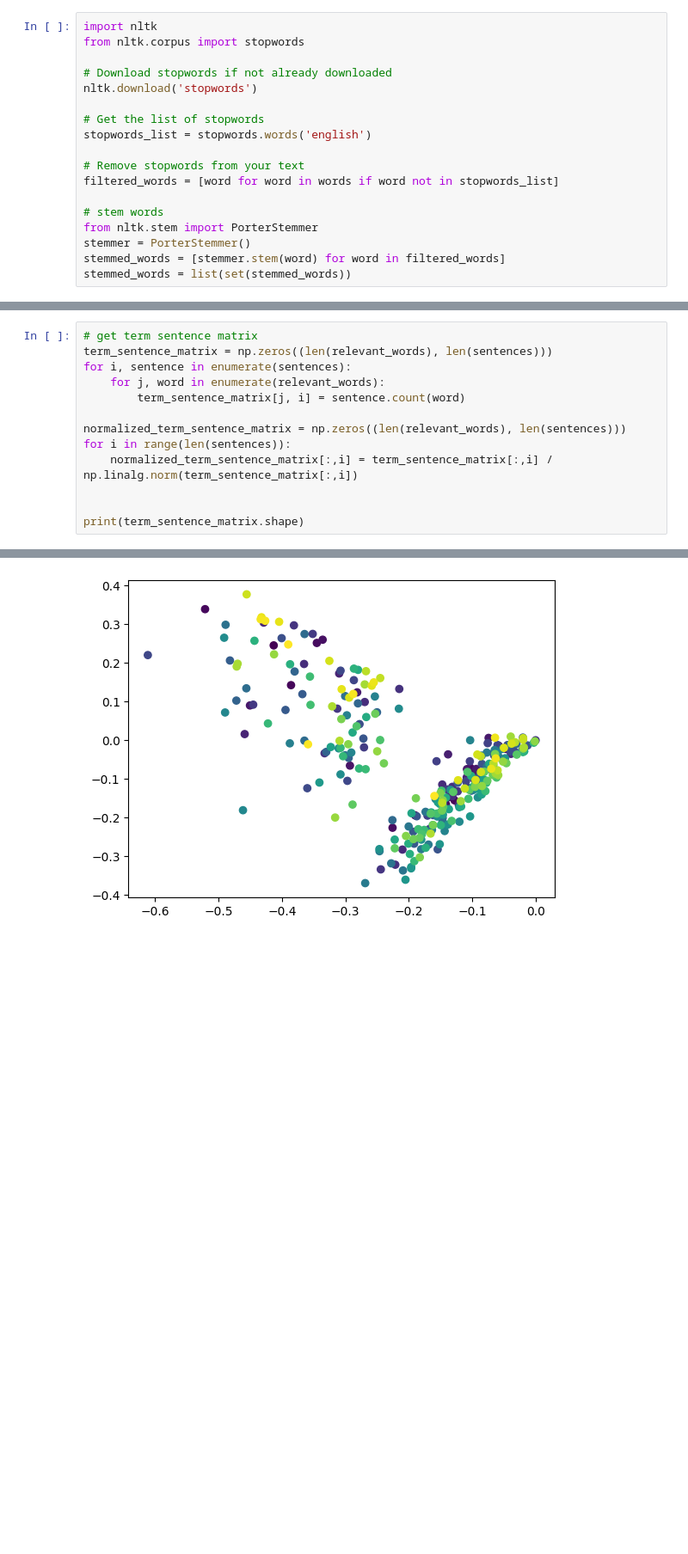
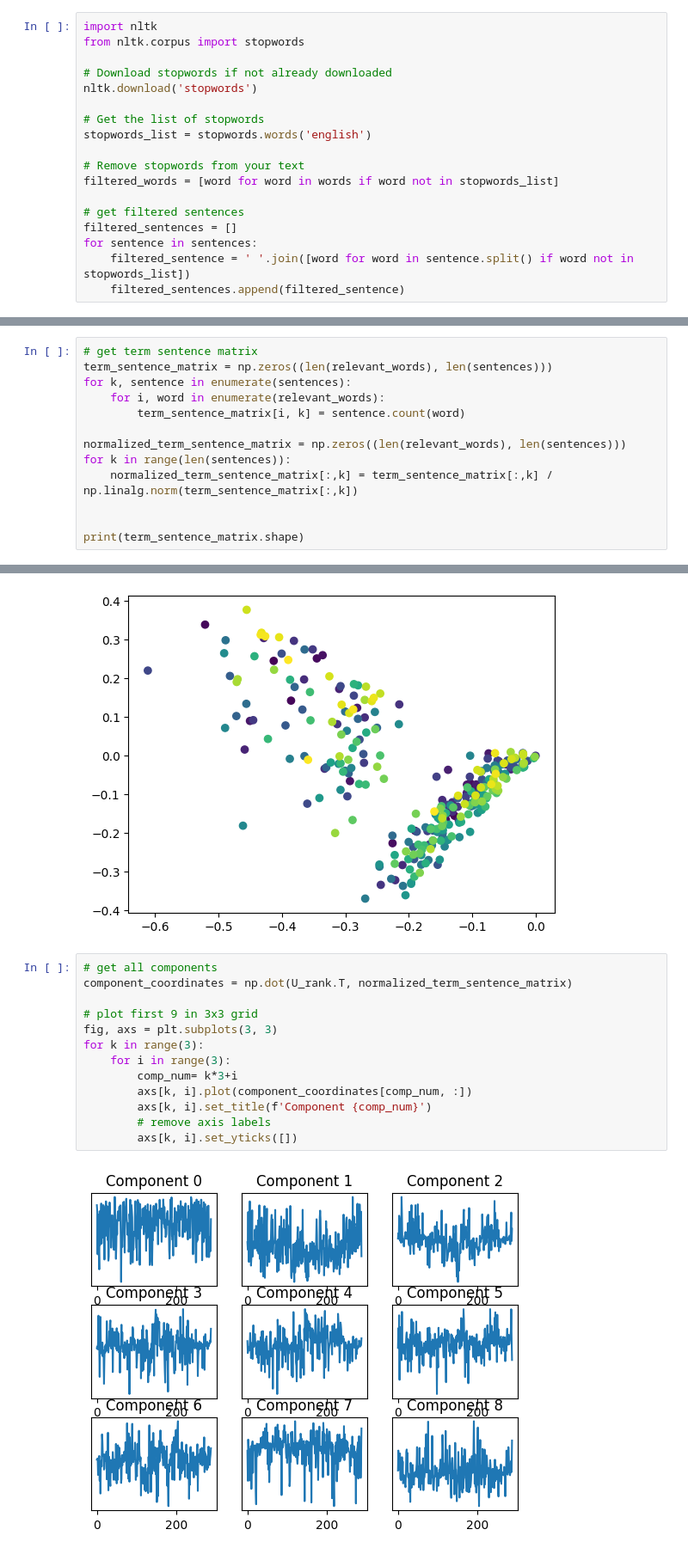
Before and after one commit to Bela4321/matrixmethods_dataanalysis, a Jupyter notebook: Kriterias/preprocesing.ipynb, the cells around one changed output, grey strips where cells are left out. Shown: that part at 86% size. Saved outputs shown, nothing was run; the diff lists cells and outputs as text; blank space fills up the shorter version.

```diff
--- a/Kriterias/preprocesing.ipynb
+++ b/Kriterias/preprocesing.ipynb
@@ -136,11 +136,11 @@ stopwords_list = stopwords.words('english')
 # Remove stopwords from your text
 filtered_words = [word for word in words if word not in stopwords_list]
 
-# stem words
-from nltk.stem import PorterStemmer
-stemmer = PorterStemmer()
-stemmed_words = [stemmer.stem(word) for word in filtered_words]
-stemmed_words = list(set(stemmed_words))
+# get filtered sentences
+filtered_sentences = []
+for sentence in sentences:
+    filtered_sentence = ' '.join([word for word in sentence.split() if word not in stopwords_list])
+    filtered_sentences.append(filtered_sentence)
 # %% [output]
 [nltk_data] Downloading package stopwords to /home/bela/nltk_data...
 [nltk_data]   Package stopwords is already up-to-date!
@@ -150,13 +150,13 @@ relevant_words = filtered_words
 # %%
 # get term sentence matrix
 term_sentence_matrix = np.zeros((len(relevant_words), len(sentences)))
-for i, sentence in enumerate(sentences):
-    for j, word in enumerate(relevant_words):
-        term_sentence_matrix[j, i] = sentence.count(word)
+for k, sentence in enumerate(sentences):
+    for i, word in enumerate(relevant_words):
+        term_sentence_matrix[i, k] = sentence.count(word)
 
 normalized_term_sentence_matrix = np.zeros((len(relevant_words), len(sentences)))
-for i in range(len(sentences)):
-    normalized_term_sentence_matrix[:,i] = term_sentence_matrix[:,i] / np.linalg.norm(term_sentence_matrix[:,i])
+for k in range(len(sentences)):
+    normalized_term_sentence_matrix[:,k] = term_sentence_matrix[:,k] / np.linalg.norm(term_sentence_matrix[:,k])
 
 
 print(term_sentence_matrix.shape)
@@ -224,6 +224,21 @@ plt.scatter(dataX1, dataX2, c=np.arange(len(sentences)), cmap='viridis')
 # %% [output]
 <matplotlib.collections.PathCollection at 0x...>
 [figure]
+# %%
+# get all components
+component_coordinates = np.dot(U_rank.T, normalized_term_sentence_matrix)
+
+# plot first 9 in 3x3 grid
+fig, axs = plt.subplots(3, 3)
+for k in range(3):
+    for i in range(3):
+        comp_num= k*3+i
+        axs[k, i].plot(component_coordinates[comp_num, :])
+        axs[k, i].set_title(f'Component {comp_num}')
+        # remove axis labels
+        axs[k, i].set_yticks([])
+# %% [output]
+[figure, added]
 # %%
 import matplotlib.pyplot as plt
 # plot the distance between two consecutive sentences
```
Also changed, not shown: parts of 12 cells of this notebook.
